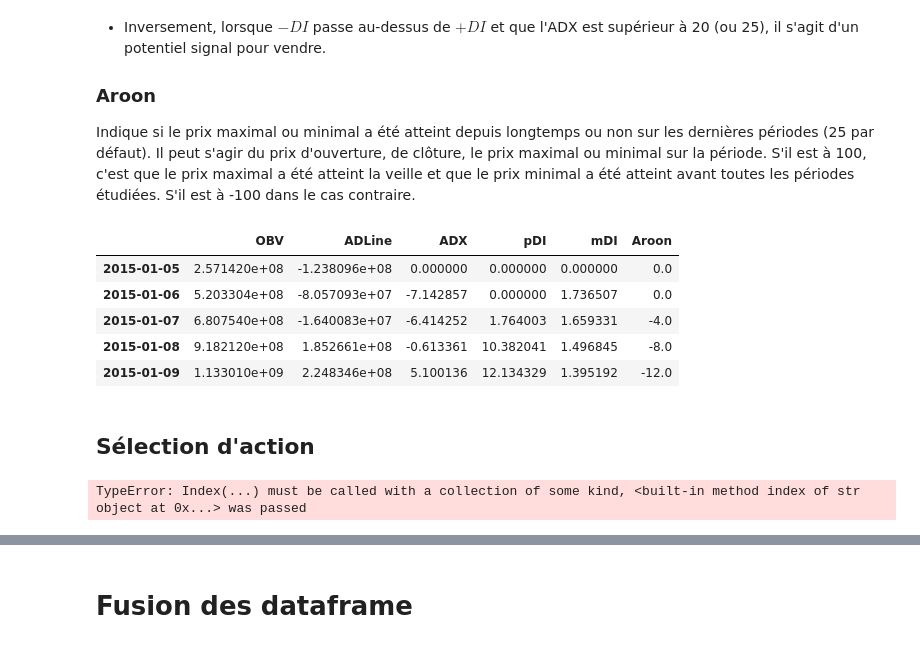
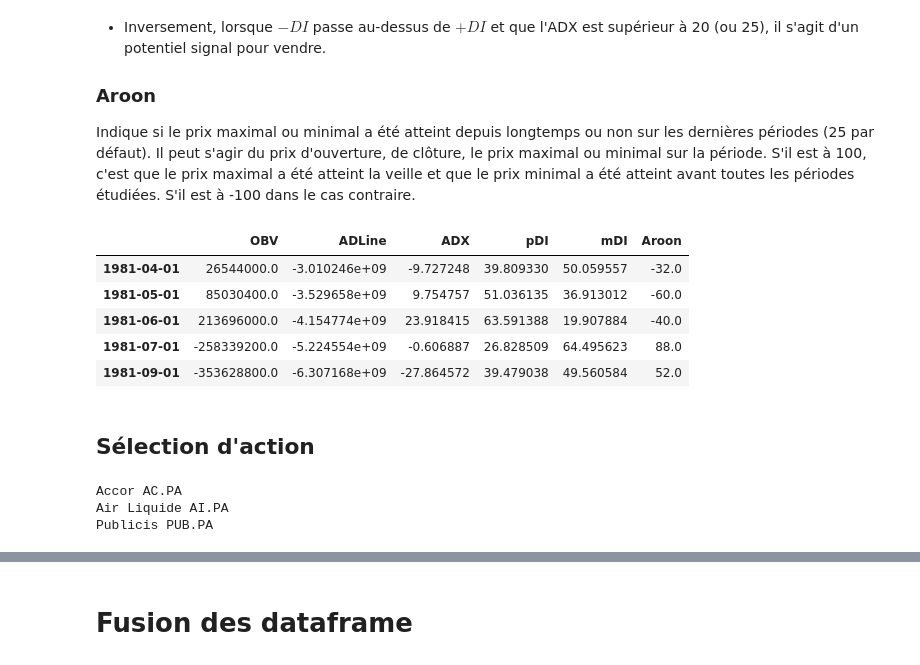
Before and after one commit to SebastienH422/ProjetOutInfo, a Jupyter notebook: main.ipynb, the cells around one changed output, grey strips where cells are left out. Cells and saved outputs as stored; diff of their text form; code cells hidden in the pictures.

```diff
--- a/main.ipynb
+++ b/main.ipynb
@@ -581,7 +581,7 @@ class Index():
     """
 
     @staticmethod
-    def load_data(ticker_symbol='AAPL', period='10y'):
+    def load_data(ticker_symbol='AAPL', period='max'):
         """
         Import stock price history.
 
@@ -675,11 +675,11 @@ class Index():
 
     def get_data(self):
         """Return the data."""
-        return self.__data
+        return self.__data[self.__data.index.is_month_start]
 
     def get_index(self):
         """Return the index."""
-        return self.__index
+        return self.__index[self.__index.index.is_month_start]
 
     def update(self, **kwargs):
         """Update the index with calculated indicators."""
@@ -839,38 +839,38 @@ class Index():
             else: start, end = i - period_Aroon, i
             return np.argmax(self.__data[event].iloc[start: end])  # Index of maximum value
 
         # Calculate argMin, argMax and Aroon indicator for each period
         argMin = pd.Series(range(len(self.__data))).apply(indMin)
         argMax = pd.Series(range(len(self.__data))).apply(indMax)
         Aroon = 100 * (argMin - argMax) / period_Aroon
 
         # Store Aroon in index
         Aroon.index = self.__index.index
         self.__index['Aroon'] = Aroon
 
         return self.__index['Aroon']
 
     # Other lines
     def C(self, dates, c=25):
         """
         Generate a horizontal curve.
 
         IN: dates: <Pandas Index> Dates for the curve
             c: <int> Height of the curve
         OUT: <Pandas Series>: Horizontal curve
         """
         return pd.Series(range(len(self.__index.index)), index=dates)
 
 apple = Index()
 apple.update()
 apple.get_index().head()
 # %% [output]
 |  | OBV | ADLine | ADX | pDI | mDI | Aroon |
-| 2015-01-05 | 2.571420e+08 | -1.238096e+08 | 0.000000 | 0.000000 | 0.000000 | 0.0 |
-| 2015-01-06 | 5.203304e+08 | -8.057093e+07 | -7.142857 | 0.000000 | 1.736507 | 0.0 |
-| 2015-01-07 | 6.807540e+08 | -1.640083e+07 | -6.414252 | 1.764003 | 1.659331 | -4.0 |
-| 2015-01-08 | 9.182120e+08 | 1.852661e+08 | -0.613361 | 10.382041 | 1.496845 | -8.0 |
-| 2015-01-09 | 1.133010e+09 | 2.248346e+08 | 5.100136 | 12.134329 | 1.395192 | -12.0 |
+| 1981-04-01 | 26544000.0 | -3.010246e+09 | -9.727248 | 39.809330 | 50.059557 | -32.0 |
+| 1981-05-01 | 85030400.0 | -3.529658e+09 | 9.754757 | 51.036135 | 36.913012 | -60.0 |
+| 1981-06-01 | 213696000.0 | -4.154774e+09 | 23.918415 | 63.591388 | 19.907884 | -40.0 |
+| 1981-07-01 | -258339200.0 | -5.224554e+09 | -0.606887 | 26.828509 | 64.495623 | 88.0 |
+| 1981-09-01 | -353628800.0 | -6.307168e+09 | -27.864572 | 39.479038 | 49.560584 | 52.0 |
 # %% [markdown]
 ## Sélection d'action
 # %%
@@ -923,30 +916,32 @@ hist_index = pd.DataFrame()
 # Iterate over each company in the dictionary
 for company, ticker in list_entreprise.items():
     # Instantiate an Index object for the company
-    index_obj = Index(company, ticker)
+    print(company, ticker)
+    index_obj = Index(name=company, ticker_symbol=ticker)
 
     # Update the index to calculate technical indices
     index_obj.update()
 
-    # Get the historical action data and append it to hist_action
+    # Get the historical action data
     action_data = index_obj.get_data()
-    action_data['Company'] = company  # Add a column for the company name
-    hist_action = pd.concat([hist_action, action_data])
+
+    # Create a MultiIndex for the columns in the format ('Company', 'Price')
+    action_data.columns = pd.MultiIndex.from_product([[company], action_data.columns], names=['Company', 'Price'])
+    action_data.set_index(action_data.index, inplace=True)  # Ensure the index remains the DateTimeIndex
+
+    # Concatenate the historical action data into hist_action
+    hist_action = pd.concat([hist_action, action_data], axis=1)
 
     # Get the historical index data
     index_data = index_obj.get_index()
 
-    # Create a MultiIndex for the columns
+    # Create a MultiIndex for the columns in the format ('Company', 'Index')
     index_data.columns = pd.MultiIndex.from_product([[company], index_data.columns], names=['Company', 'Index'])
+    index_data.set_index(index_data.index, inplace=True)  # Ensure the index remains the DateTimeIndex
 
-    # Concatenate the index data to hist_index
+    # Concatenate the index data into hist_index
     hist_index = pd.concat([hist_index, index_data], axis=1)
-
-# Set the index name for hist_action
-hist_action.set_index('Company', inplace=True)
-
-# Display the resulting DataFrames
-print(hist_action)
-print(hist_index)
 # %% [output]
-TypeError: Index(...) must be called with a collection of some kind, <built-in method index of str object at 0x...> was passed
+Accor AC.PA
+Air Liquide AI.PA
+Publicis PUB.PA
```
Also changed, not shown: parts of 3 cells of this notebook.
